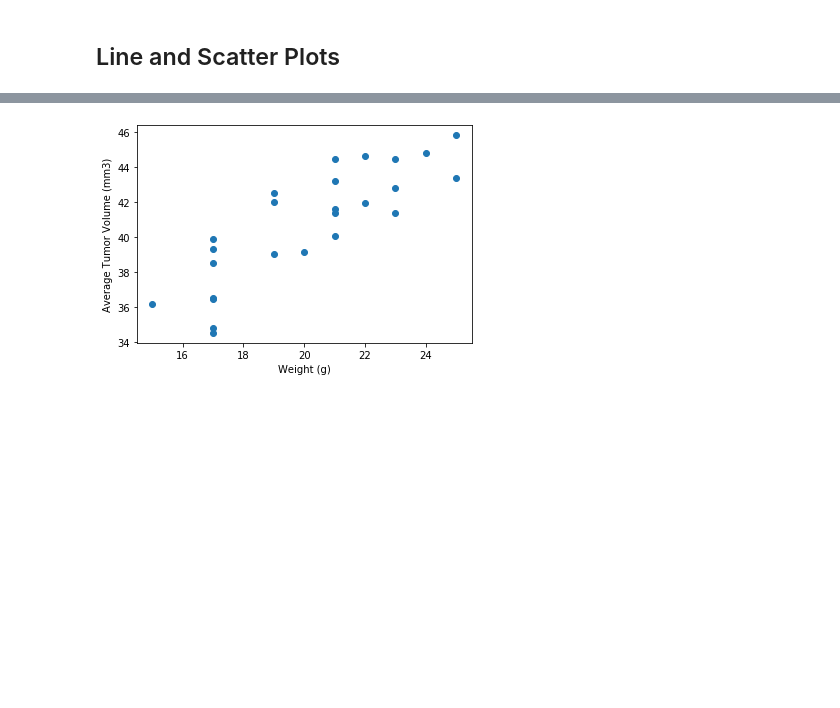
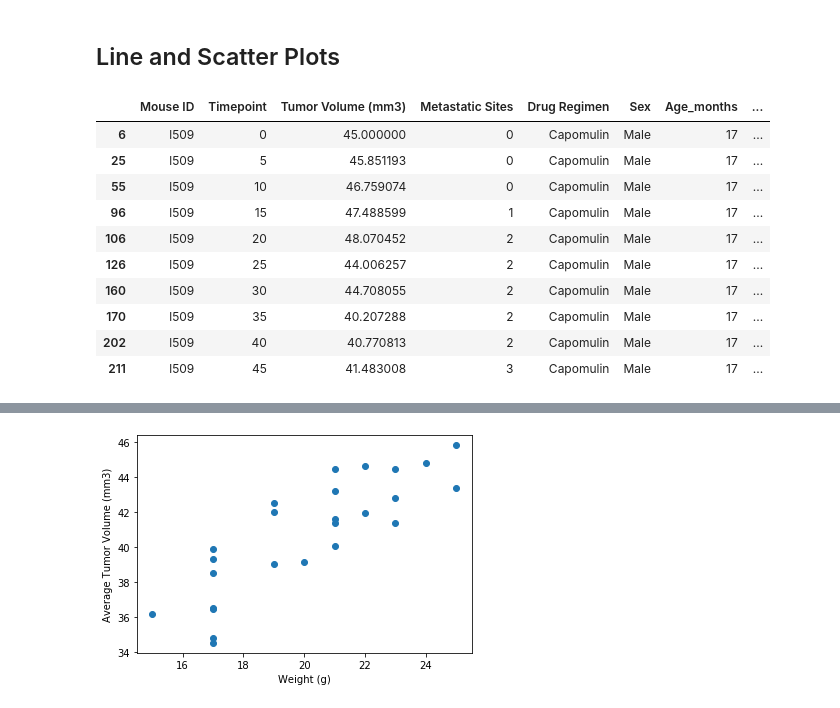
Before and after one commit to joelpangilinan/matplotlib-challenge, a Jupyter notebook: pymaceuticals_starter-Copy2.ipynb, the cells around one changed output, grey strips where cells are left out. Cells and saved outputs as stored; diff of their text form; code cells hidden in the pictures; blank space fills up the shorter version.

```diff
--- a/pymaceuticals_starter-Copy2.ipynb
+++ b/pymaceuticals_starter-Copy2.ipynb
@@ -656,2 +652,22 @@ plt.show()
 # %% [markdown]
 ## Line and Scatter Plots
+# %%
+# Create a dataframe for Capomulin only
+capomulin_treatment_df = combined_data_df.loc[combined_data_df["Drug Regimen"] == "Capomulin"]
+capomulin_treatment_df = capomulin_treatment_df.reset_index()
+
+# Get information about mouse ID L509
+l509_capomulin_treatment_df = capomulin_treatment_df.loc[capomulin_treatment_df["Mouse ID"] == "l509"]
+l509_capomulin_treatment_df
+# %% [output]
+|  | Mouse ID | Timepoint | Tumor Volume (mm3) | Metastatic Sites | Drug Regimen | Sex | Age_months | ... |
+| 6 | l509 | 0 | 45.000000 | 0 | Capomulin | Male | 17 | ... |
+| 25 | l509 | 5 | 45.851193 | 0 | Capomulin | Male | 17 | ... |
+| 55 | l509 | 10 | 46.759074 | 0 | Capomulin | Male | 17 | ... |
+| 96 | l509 | 15 | 47.488599 | 1 | Capomulin | Male | 17 | ... |
+| 106 | l509 | 20 | 48.070452 | 2 | Capomulin | Male | 17 | ... |
+| 126 | l509 | 25 | 44.006257 | 2 | Capomulin | Male | 17 | ... |
+| 160 | l509 | 30 | 44.708055 | 2 | Capomulin | Male | 17 | ... |
+| 170 | l509 | 35 | 40.207288 | 2 | Capomulin | Male | 17 | ... |
+| 202 | l509 | 40 | 40.770813 | 2 | Capomulin | Male | 17 | ... |
+| 211 | l509 | 45 | 41.483008 | 3 | Capomulin | Male | 17 | ... |
```
Also changed, not shown: parts of 4 cells of this notebook.
